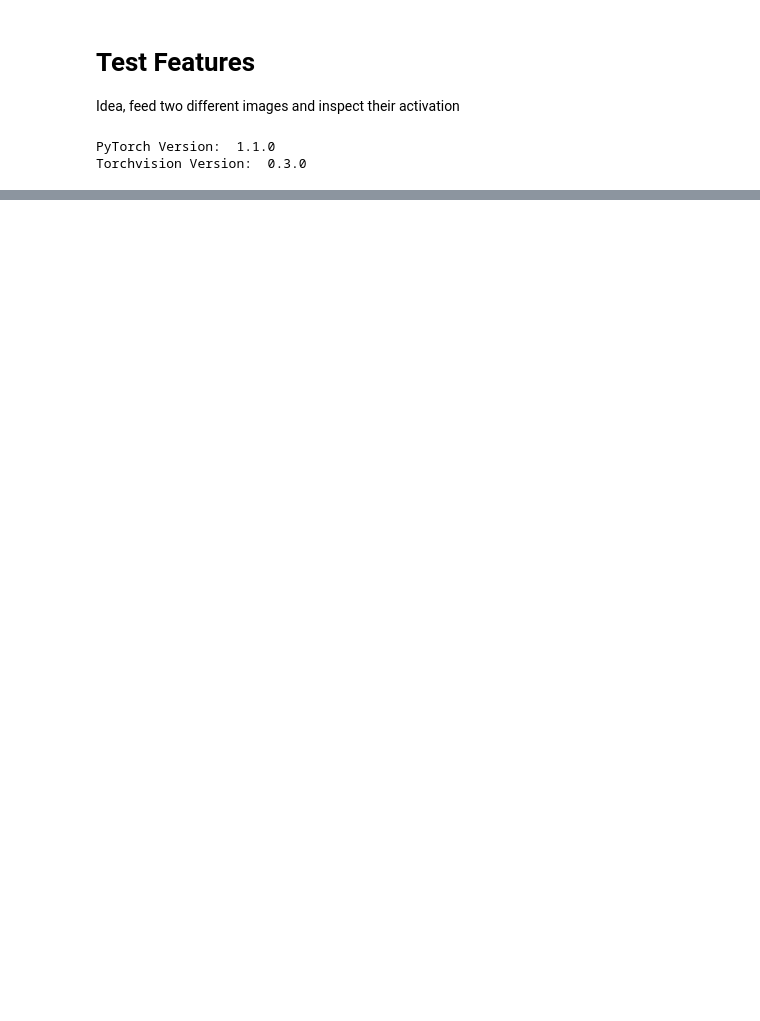
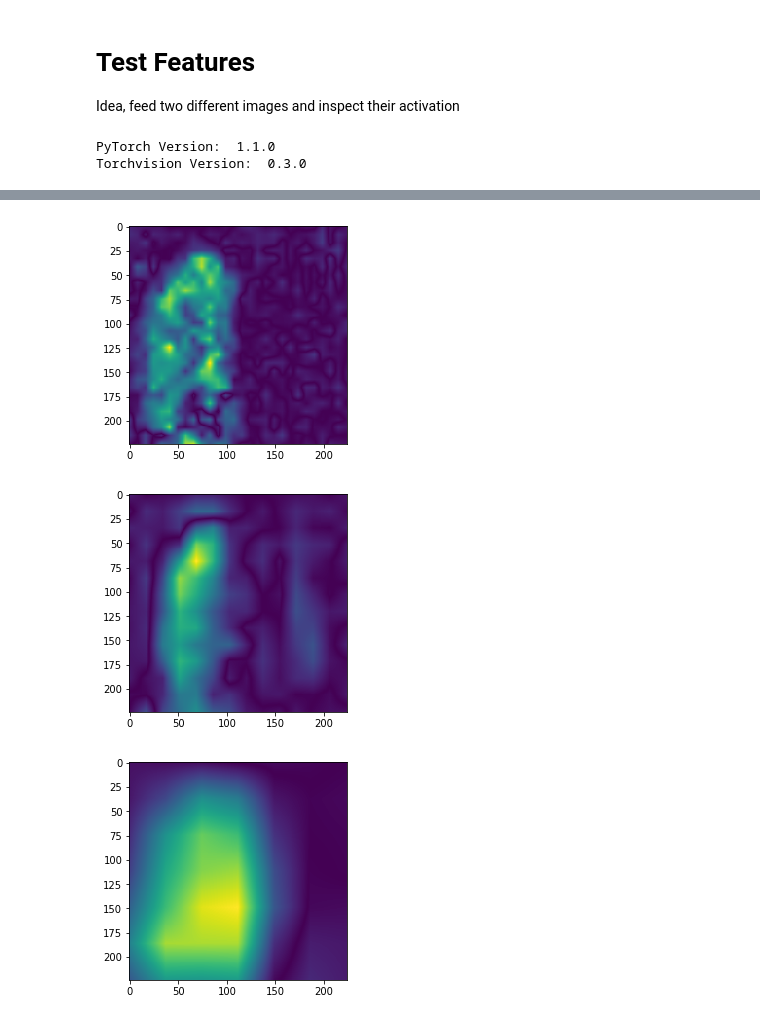
Before and after one commit to leonardoaraujosantos/ChangeNet, a Jupyter notebook: TestFeatures.ipynb, the cells around one changed output, grey strips where cells are left out. Drawn from its saved outputs; the diff is of its cells as text; code cells hidden in the pictures; blank space fills up the shorter version.

```diff
--- a/TestFeatures.ipynb
+++ b/TestFeatures.ipynb
@@ -43,0 +46,5 @@ val_loader = torch.utils.data.DataLoader(val_dataset, batch_size=batch_size, shu
+# %%
+ResnetFeatures = utils_resnet.resnet50(models.ResnetFeatures, pretrained=True)
+# Freeze Layers
+ResnetFeatures.set_parameter_requires_grad(feature_extracting=True)
+ResnetFeatures.eval();
@@ -43,0 +53,2 @@ val_loader = torch.utils.data.DataLoader(val_dataset, batch_size=batch_size, shu
+# %%
+upsample = nn.UpsamplingBilinear2d(size=(img_size, img_size))
@@ -43,0 +75,28 @@ val_loader = torch.utils.data.DataLoader(val_dataset, batch_size=batch_size, shu
+# %%
+features_reference = ResnetFeatures(reference_img.unsqueeze(0))
+_, cp3_ref,cp4_ref,cp5_ref = features_reference
+features_test = ResnetFeatures(test_img.unsqueeze(0))
+_, cp3_test,cp4_test,cp5_test = features_test
+
+# Bring all features to the same size
+cp3_ref = upsample(cp3_ref)
+cp3_test = upsample(cp3_test)
+cp4_ref = upsample(cp4_ref)
+cp4_test = upsample(cp4_test)
+cp5_ref = upsample(cp5_ref)
+cp5_test = upsample(cp5_test)
+# %%
+diff_cp3 = torch.abs(torch.sum(cp3_ref.squeeze(0), dim=0) - torch.sum(cp3_test.squeeze(0), dim=0))
+diff_cp4 = torch.abs(torch.sum(cp4_ref.squeeze(0), dim=0) - torch.sum(cp4_test.squeeze(0), dim=0))
+diff_cp5 = torch.abs(torch.sum(cp5_ref.squeeze(0), dim=0) - torch.sum(cp5_test.squeeze(0), dim=0))
+
+plt.imshow(diff_cp3)
+plt.show()
+plt.imshow(diff_cp4)
+plt.show()
+plt.imshow(diff_cp5)
+plt.show()
+# %% [output]
+[figure, added]
+[figure, added]
+[figure, added]
```
Also changed, not shown: parts of 4 cells of this notebook.
